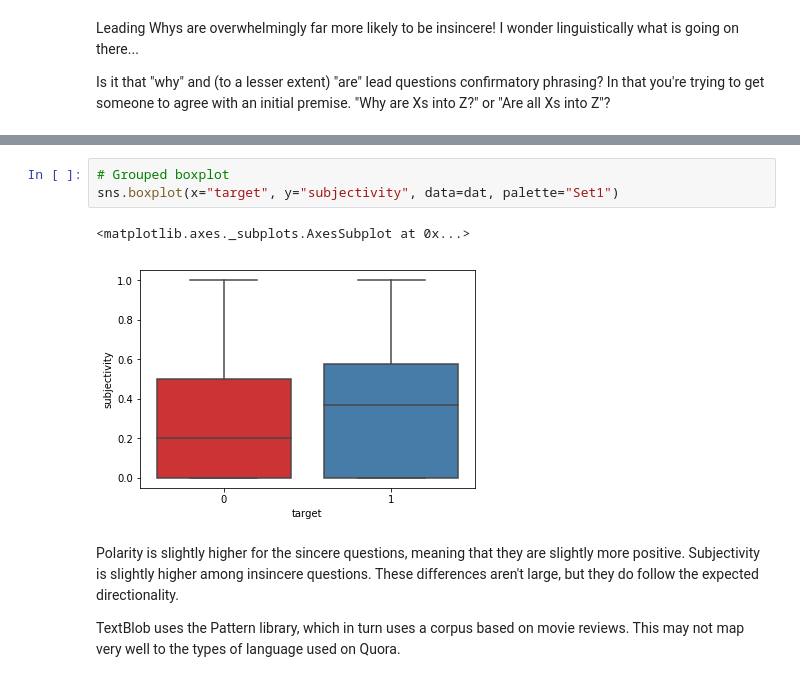
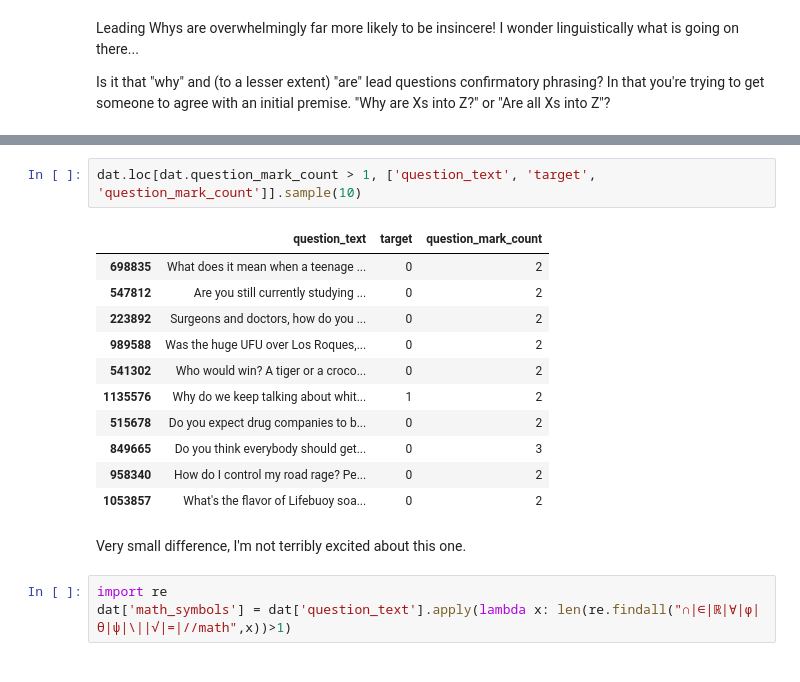
Before and after one commit to carrieisaacson/kaggle_quora, a Jupyter notebook: notebooks/0_EDA.ipynb, the cells around one changed output, grey strips where cells are left out. Cells and saved outputs as stored; diff of their text form.

```diff
--- a/notebooks/0_EDA.ipynb
+++ b/notebooks/0_EDA.ipynb
@@ -551,12 +471,19 @@ sns.boxplot(x="target", y="polarity", data=dat, palette="Set1")
-# %%
-# Grouped boxplot
-sns.boxplot(x="target", y="subjectivity", data=dat, palette="Set1")
-# %% [output]
-<matplotlib.axes._subplots.AxesSubplot at 0x...>
-[figure, removed]
-# %% [markdown]
-Polarity is slightly higher for the sincere questions, meaning that they are slightly more positive.
-Subjectivity is slightly higher among insincere questions.
-These differences aren't large, but they do follow the expected directionality.
-
-TextBlob uses the Pattern library, which in turn uses a corpus based on movie reviews. This may not map very well to the types of language used on Quora.
+# %%
+dat.loc[dat.question_mark_count > 1, ['question_text', 'target', 'question_mark_count']].sample(10)
+# %% [output]
+|  | question_text | target | question_mark_count |
+| 698835 | What does it mean when a teenage ... | 0 | 2 |
+| 547812 | Are you still currently studying ... | 0 | 2 |
+| 223892 | Surgeons and doctors, how do you ... | 0 | 2 |
+| 989588 | Was the huge UFU over Los Roques,... | 0 | 2 |
+| 541302 | Who would win? A tiger or a croco... | 0 | 2 |
+| 1135576 | Why do we keep talking about whit... | 1 | 2 |
+| 515678 | Do you expect drug companies to b... | 0 | 2 |
+| 849665 | Do you think everybody should get... | 0 | 3 |
+| 958340 | How do I control my road rage? Pe... | 0 | 2 |
+| 1053857 | What's the flavor of Lifebuoy soa... | 0 | 2 |
+# %% [markdown]
+Very small difference, I'm not terribly excited about this one.
+# %%
+import re
+dat['math_symbols'] = dat['question_text'].apply(lambda x: len(re.findall("∩|∈|ℝ|∀|φ|θ|ψ|\||√|=|//math",x))>1)
```
Also changed, not shown: parts of 33 cells of this notebook.
